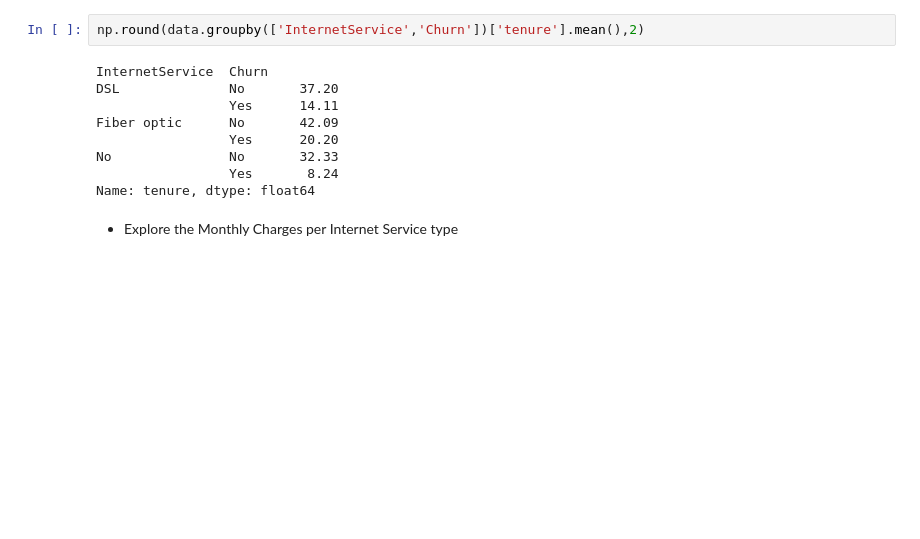
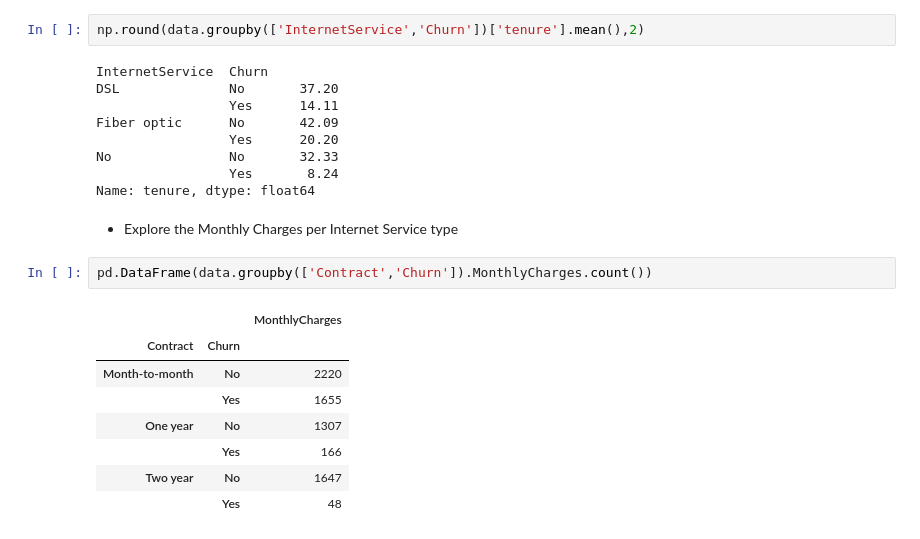
Before and after one commit to onezisone/DataMining-UTM, a Jupyter notebook: Assignment 1.ipynb, the cells around one changed output. Drawn from its saved outputs; the diff is of its cells as text; blank space fills up the shorter version.

```diff
--- a/Assignment 1.ipynb
+++ b/Assignment 1.ipynb
@@ -153,3 +153,14 @@ No               No       32.33
 Name: tenure, dtype: float64
 # %% [markdown]
 * Explore the Monthly Charges per Internet Service type
+# %%
+pd.DataFrame(data.groupby(['Contract','Churn']).MonthlyCharges.count())
+# %% [output]
+|  |  | MonthlyCharges |
+| Contract | Churn |  |
+| Month-to-month | No | 2220 |
+|  | Yes | 1655 |
+| One year | No | 1307 |
+|  | Yes | 166 |
+| Two year | No | 1647 |
+|  | Yes | 48 |
```
Also changed, not shown: parts of 6 cells of this notebook.
